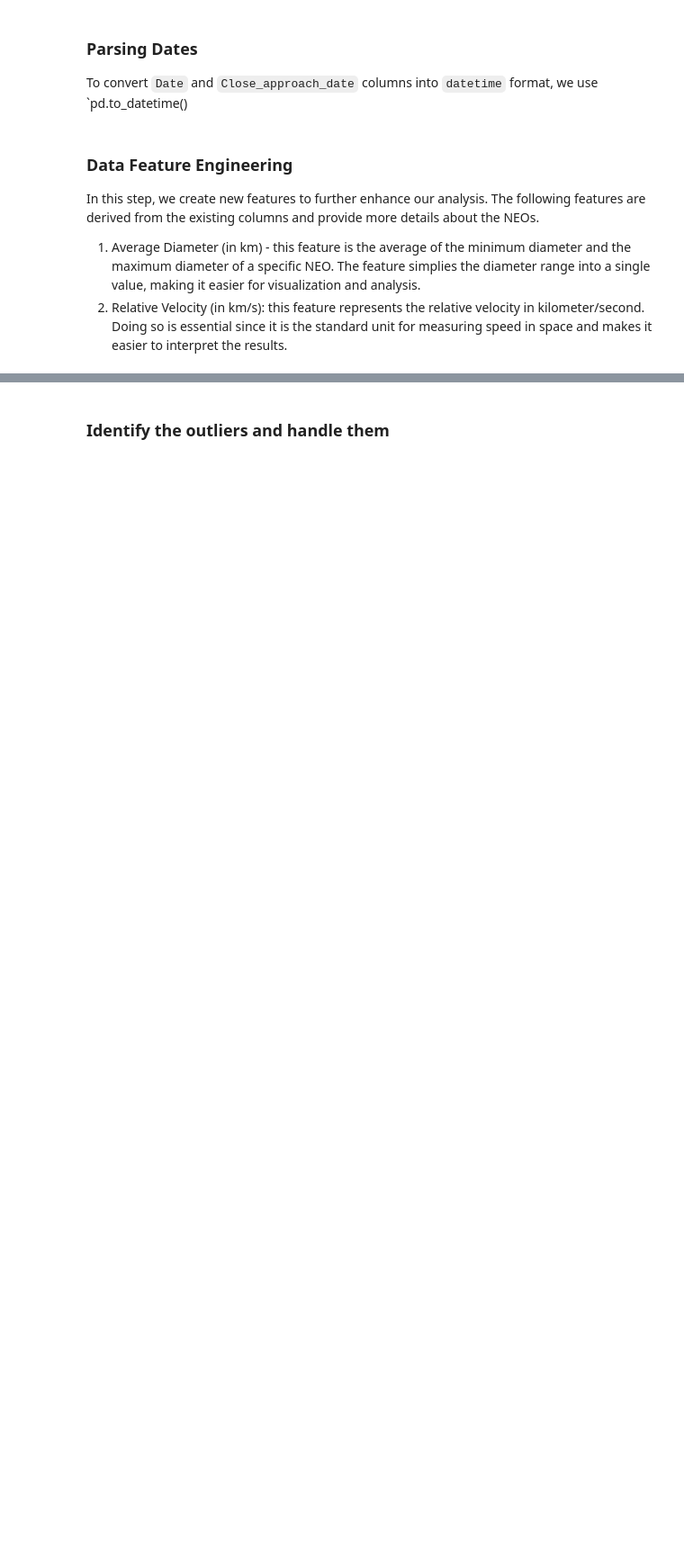
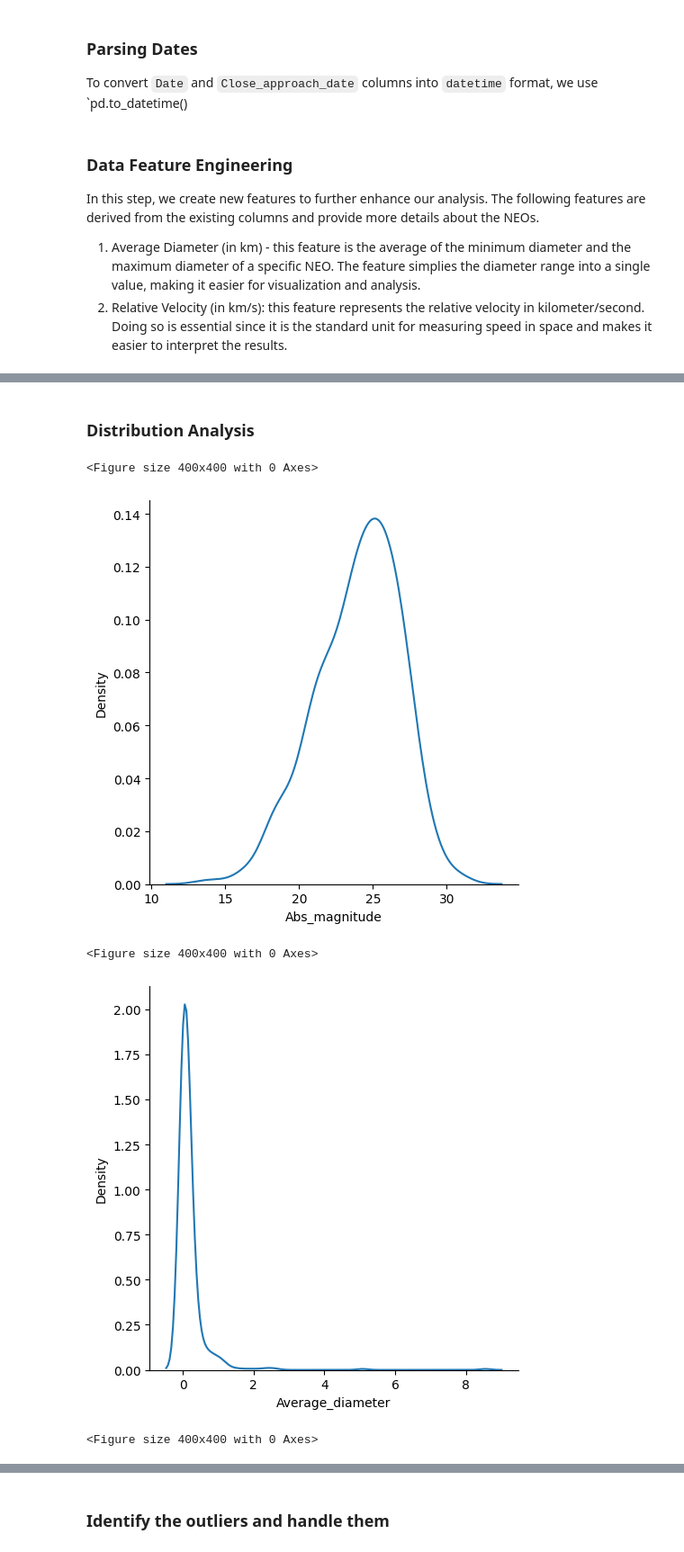
Before and after one commit to parul0315/Applied-Python-Projects-Business-Simulation-Space-Object-Classification, a Jupyter notebook: Task2/main.ipynb, the cells around one changed output, grey strips where cells are left out. Shown: that part at 90% size. Cells and saved outputs as stored; diff of their text form; code cells hidden in the pictures; blank space fills up the shorter version.

Commit message:
performed data visualization

```diff
--- a/Task2/main.ipynb
+++ b/Task2/main.ipynb
@@ -197,0 +241,3 @@ df.head()
+# %%
+df['Miss_distance'] = df['Miss_distance'].astype(float)
+df['Orbiting_body'] = df['Orbiting_body'].astype(str)
@@ -197,0 +246,3 @@ df.head()
+# %%
+new_df = df.drop(['Name', 'Min_diameter', 'Max_diameter', 'Relative_velocity', 'Date'], axis = 1)
+new_df.head()
@@ -197,0 +283,28 @@ df.head()
+# %% [markdown]
+### Distribution Analysis
+# %%
+import matplotlib.pyplot as plt
+import seaborn as sns
+
+
+plt.figure(figsize=(4, 4))
+histogram = sns.displot(
+    new_df['Abs_magnitude'],
+    kind='kde'
+)
+plt.show()
+plt.figure(figsize=(4, 4))
+histogram = sns.displot(
+    new_df['Average_diameter'], kind='kde'
+)
+
+plt.figure(figsize=(4, 4))
+histogram = sns.displot(
+    new_df['Miss_distance'], kind='kde'
+)
+# %% [output]
+<Figure size 400x400 with 0 Axes>
+[figure, added]
+<Figure size 400x400 with 0 Axes>
+[figure, added]
+<Figure size 400x400 with 0 Axes>
```
Also changed, not shown: parts of 19 cells of this notebook.
